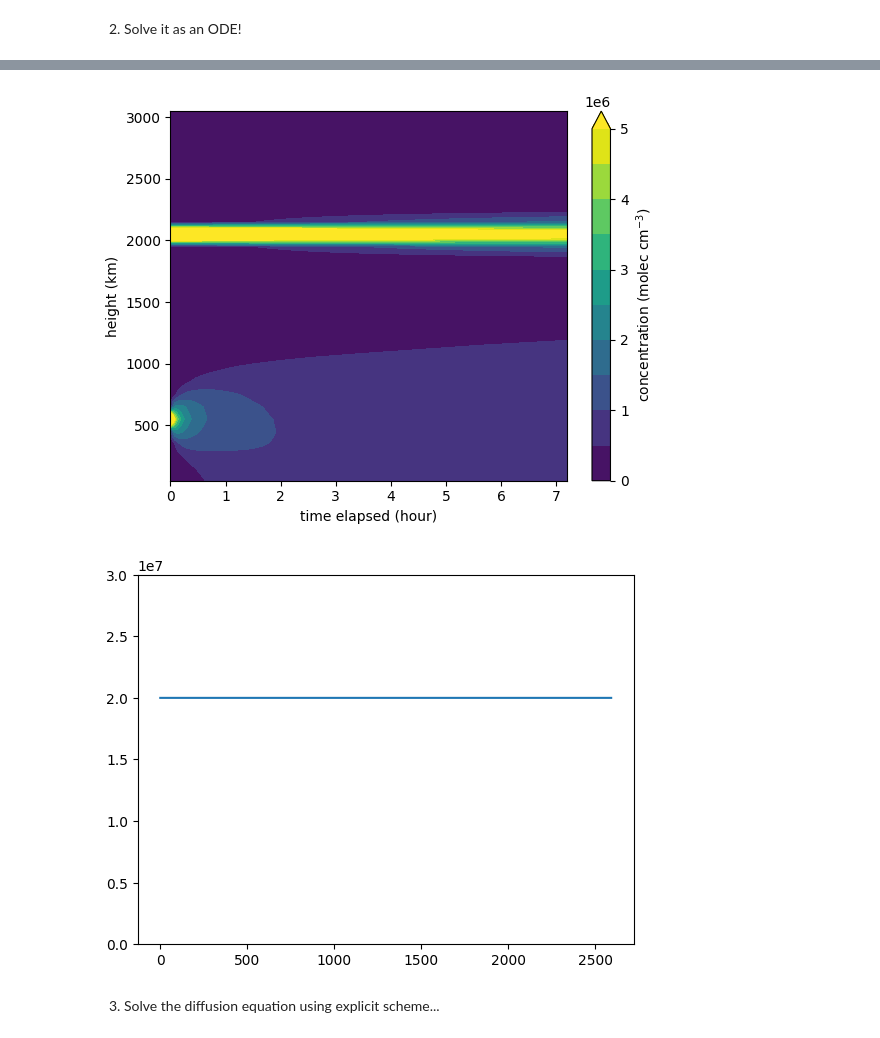
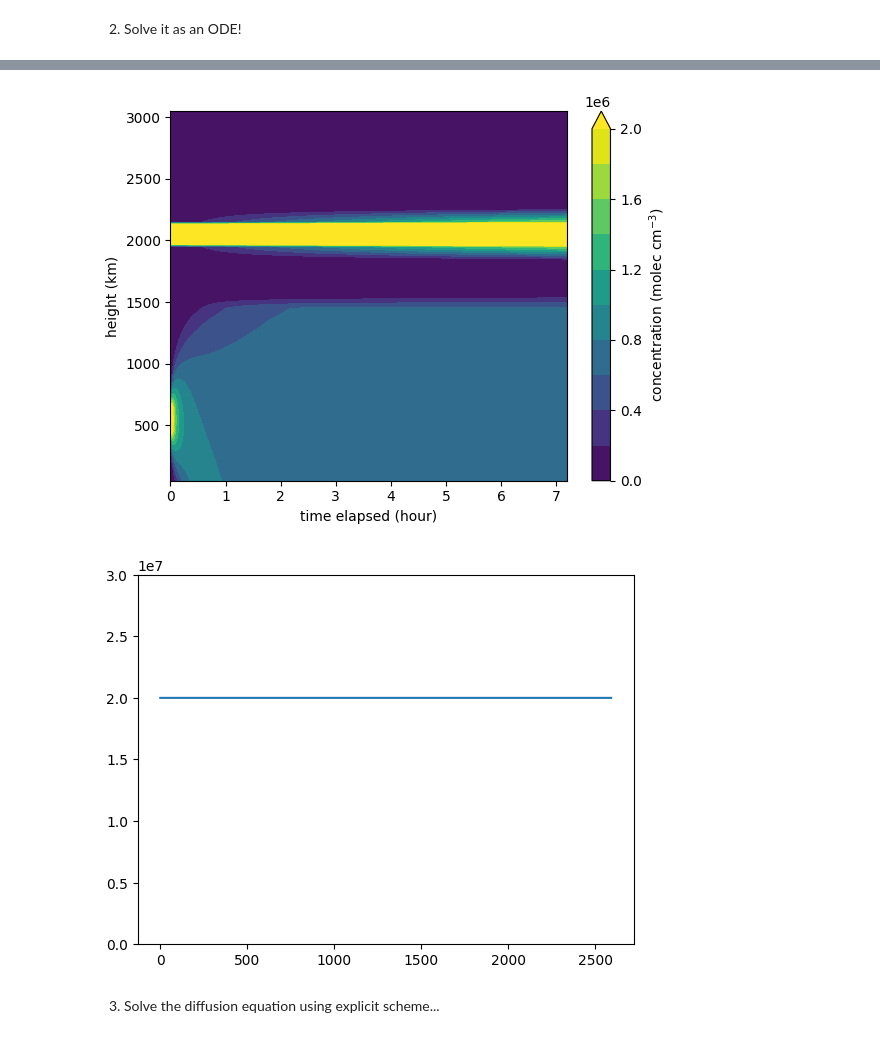
Before and after one commit to drpeppurr/yamcha, a Jupyter notebook: tutorial/YAMCHA_tutorial_ch9.ipynb, the cells around one changed output, grey strips where cells are left out. Saved outputs shown, nothing was run; the diff lists cells and outputs as text; code cells hidden in the pictures.

```diff
--- a/tutorial/YAMCHA_tutorial_ch9.ipynb
+++ b/tutorial/YAMCHA_tutorial_ch9.ipynb
@@ -163,15 +161,15 @@ done this in: 12.95984172821045 seconds
 # %%
-plt.contourf(tout_s/3600., z_m, conc.T, np.linspace(0,0.5*np.nanmax(conc[0,:]),11), extend='max')
+plt.contourf(tout_s/3600., z_m, conc.T, np.linspace(0,0.2*np.nanmax(conc[0,:]),11), extend='max')
 plt.colorbar().set_label(r'concentration (molec cm$^{-3}$)')
 plt.xlabel('time elapsed (hour)')
 plt.ylabel('height (km)')
 plt.show()
 
 plt.plot(np.sum(conc,axis=1))
 plt.ylim([0,1.5*np.sum(conc[0,:])])
 plt.show()
 # %% [output]
-[figure, old version]
+[figure, new version]
 [figure]
 # %% [markdown]
 3. Solve the diffusion equation using explicit scheme...
```
Also changed, not shown: parts of 3 cells of this notebook.
